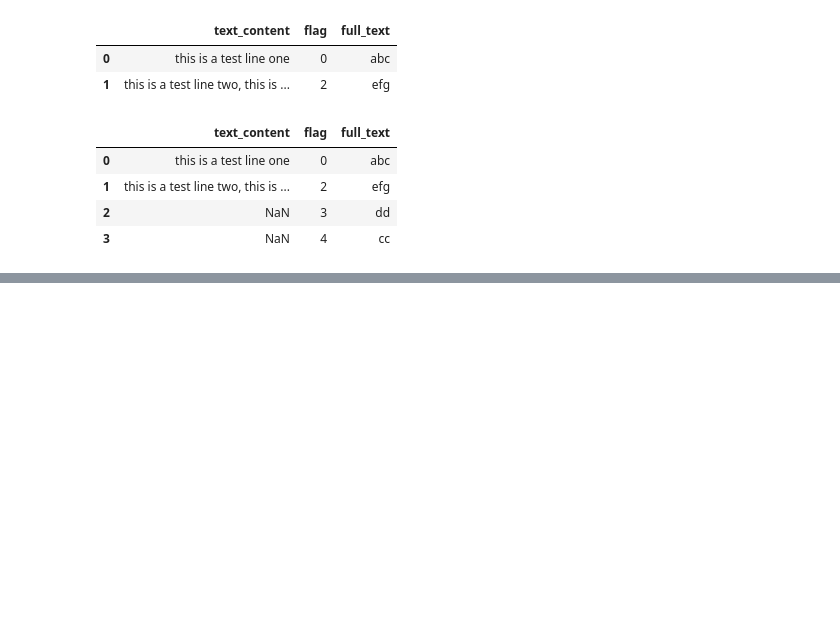
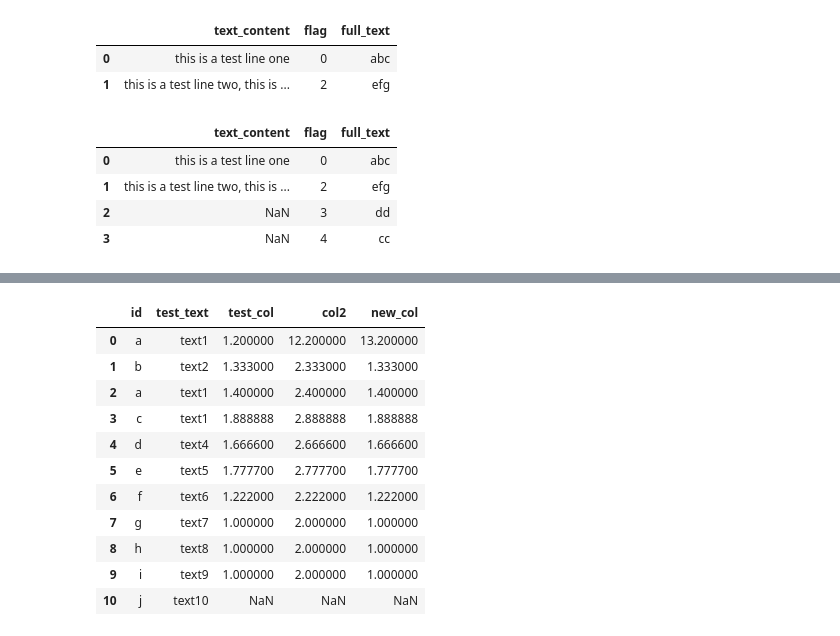
Before and after one commit to yunsansheng/code-notes, a Jupyter notebook: python/KT-pandas.ipynb, the cells around one changed output, grey strips where cells are left out. Drawn from its saved outputs; the diff is of its cells as text; code cells hidden in the pictures; blank space fills up the shorter version.

```diff
--- a/python/KT-pandas.ipynb
+++ b/python/KT-pandas.ipynb
@@ -1056,0 +1513,4 @@ df
+# %%
+df = pd.read_csv("http://appen-pe.oss-cn-shanghai.aliyuncs.com/example_data/pandas_kt/test_cal.csv")
+for idx,row in df.iterrows():
+    print(idx,type(row))
@@ -1056,0 +1563,22 @@ df
+# %%
+df =  pd.read_csv("http://appen-pe.oss-cn-shanghai.aliyuncs.com/example_data/pandas_kt/test_cal.csv")
+
+def cal1(row):
+    return row["test_col"] * row["col2"]
+
+df["new_col"] = df.apply(cal1,axis=1)
+df["col2"] = df.apply(lambda row: row["test_col"] + row["col2"]  ,axis=1)
+df
+# %% [output]
+|  | id | test_text | test_col | col2 | new_col |
+| 0 | a | text1 | 1.200000 | 12.200000 | 13.200000 |
+| 1 | b | text2 | 1.333000 | 2.333000 | 1.333000 |
+| 2 | a | text1 | 1.400000 | 2.400000 | 1.400000 |
+| 3 | c | text1 | 1.888888 | 2.888888 | 1.888888 |
+| 4 | d | text4 | 1.666600 | 2.666600 | 1.666600 |
+| 5 | e | text5 | 1.777700 | 2.777700 | 1.777700 |
+| 6 | f | text6 | 1.222000 | 2.222000 | 1.222000 |
+| 7 | g | text7 | 1.000000 | 2.000000 | 1.000000 |
+| 8 | h | text8 | 1.000000 | 2.000000 | 1.000000 |
+| 9 | i | text9 | 1.000000 | 2.000000 | 1.000000 |
+| 10 | j | text10 | NaN | NaN | NaN |
```
Also changed, not shown: parts of 84 cells of this notebook.
